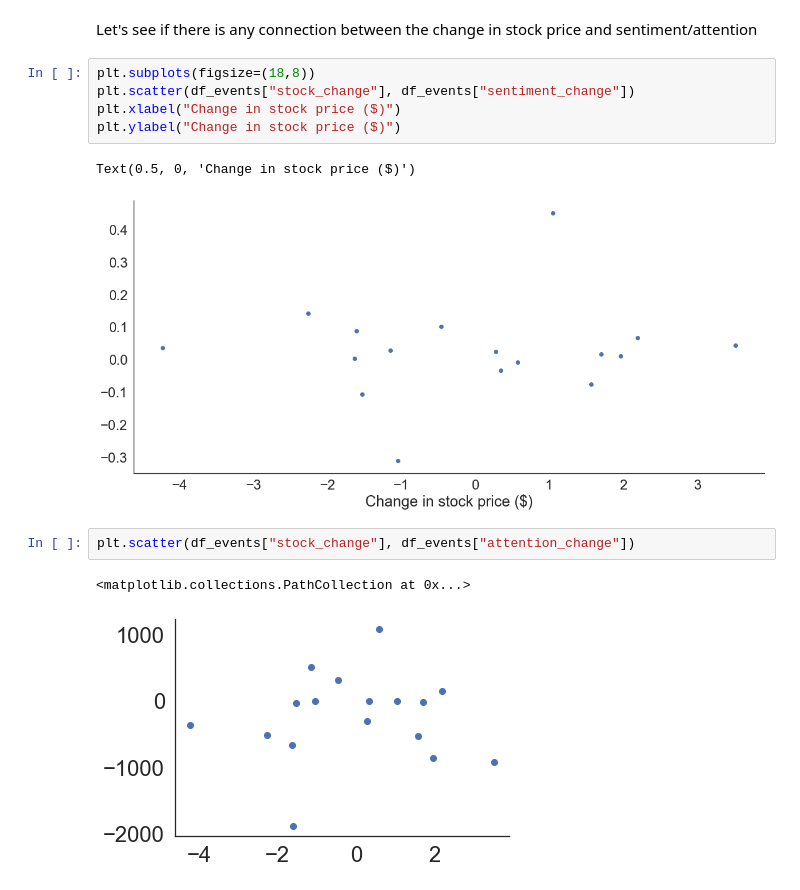
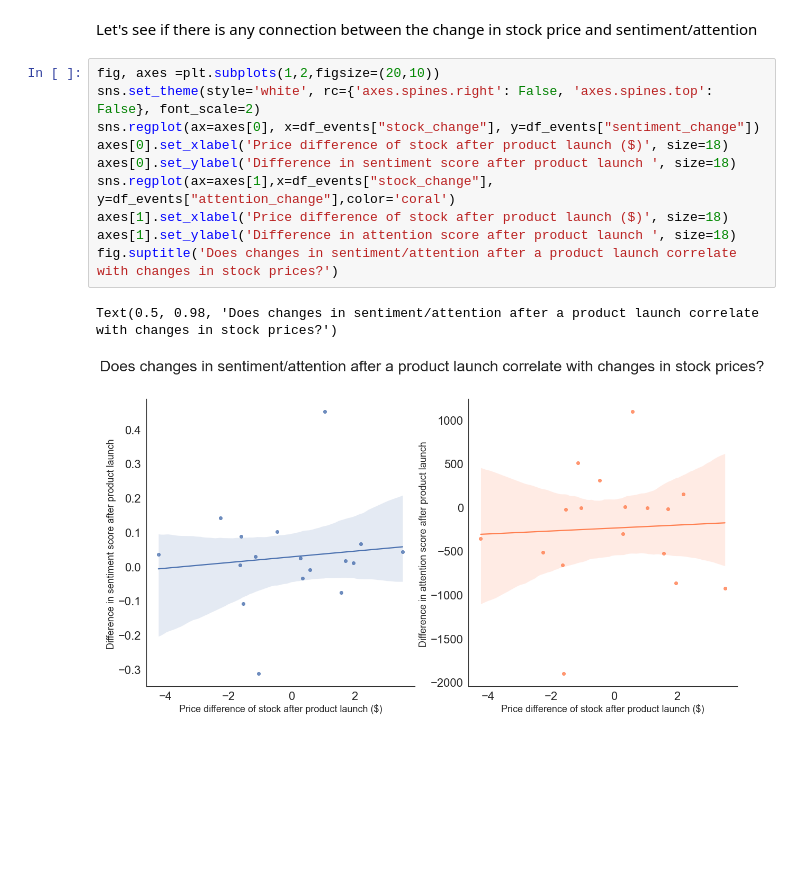
Before and after one commit to epfl-ada/ada-2021-project-club6analysis, a Jupyter notebook: event_analysis.ipynb, the cells around one changed output. Saved outputs shown, nothing was run; the diff lists cells and outputs as text; blank space fills up the shorter version.

Commit message:
finished event_analysis

```diff
--- a/event_analysis.ipynb
+++ b/event_analysis.ipynb
@@ -275,16 +276,16 @@ def stock_query(date):
 df_events["stock_change"] = df_events.apply(lambda x: stock_query(x['event_date']),axis=1)
 # %% [markdown]
 Let's see if there is any connection between the change in stock price and sentiment/attention
-# %%
-plt.subplots(figsize=(18,8))
-plt.scatter(df_events["stock_change"], df_events["sentiment_change"])
-plt.xlabel("Change in stock price ($)")
-plt.ylabel("Change in stock price ($)")
-# %% [output]
-Text(0.5, 0, 'Change in stock price ($)')
-[figure, removed]
-# %%
-plt.scatter(df_events["stock_change"], df_events["attention_change"])
-# %% [output]
-<matplotlib.collections.PathCollection at 0x...>
-[figure, removed]
+# %%
+fig, axes =plt.subplots(1,2,figsize=(20,10))
+sns.set_theme(style='white', rc={'axes.spines.right': False, 'axes.spines.top': False}, font_scale=2)
+sns.regplot(ax=axes[0], x=df_events["stock_change"], y=df_events["sentiment_change"])
+axes[0].set_xlabel('Price difference of stock after product launch ($)', size=18)
+axes[0].set_ylabel('Difference in sentiment score after product launch ', size=18)
+sns.regplot(ax=axes[1],x=df_events["stock_change"], y=df_events["attention_change"],color='coral')
+axes[1].set_xlabel('Price difference of stock after product launch ($)', size=18)
+axes[1].set_ylabel('Difference in attention score after product launch ', size=18)
+fig.suptitle('Does changes in sentiment/attention after a product launch correlate with changes in stock prices?')
+# %% [output]
+Text(0.5, 0.98, 'Does changes in sentiment/attention after a product launch correlate with changes in stock prices?')
+[figure, added]
```
Also changed, not shown: parts of 5 cells of this notebook.
